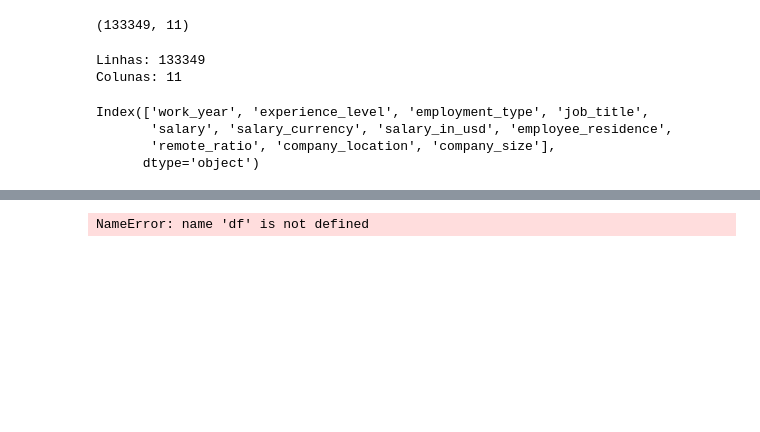
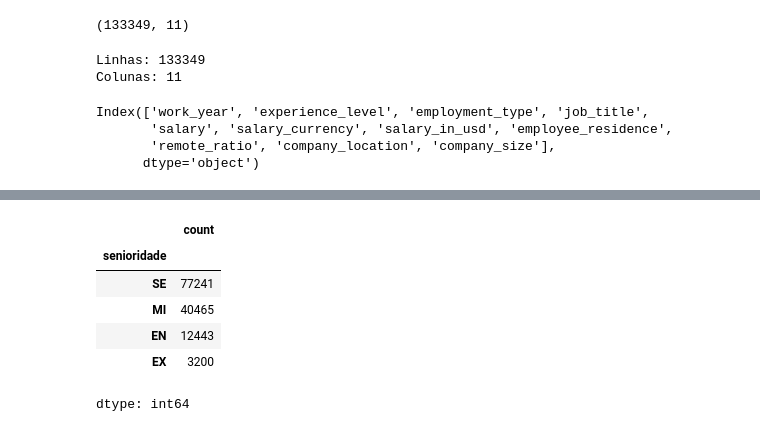
Before and after one commit to leleo-alt/Linguagem-Programa-o1, a Jupyter notebook: Cópia_de_Conheça_o_Colab.ipynb, the cells around one changed output, grey strips where cells are left out. Saved outputs shown, nothing was run; the diff lists cells and outputs as text; code cells hidden in the pictures; blank space fills up the shorter version.

```diff
--- a/Cópia_de_Conheça_o_Colab.ipynb
+++ b/Cópia_de_Conheça_o_Colab.ipynb
@@ -86,4 +97,10 @@ NameError: name 'df' is not defined
 # %%
-df["nivel_de_experiencia"].value_counts()
+df ["senioridade"].value_counts()
 # %% [output]
+|  | count |
+| senioridade |  |
+| SE | 77241 |
+| MI | 40465 |
+| EN | 12443 |
+| EX | 3200 |
-NameError: name 'df' is not defined
+dtype: int64
```
Also changed, not shown: parts of 11 cells of this notebook.
